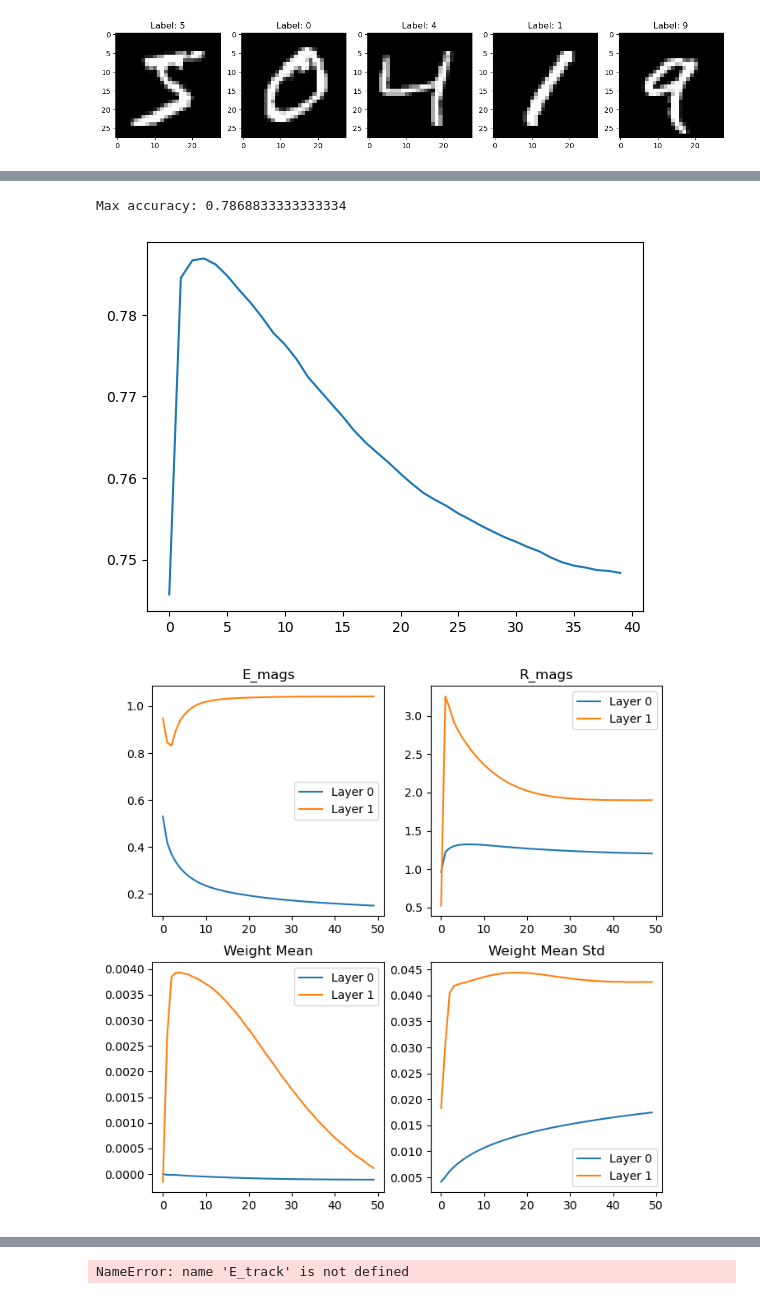
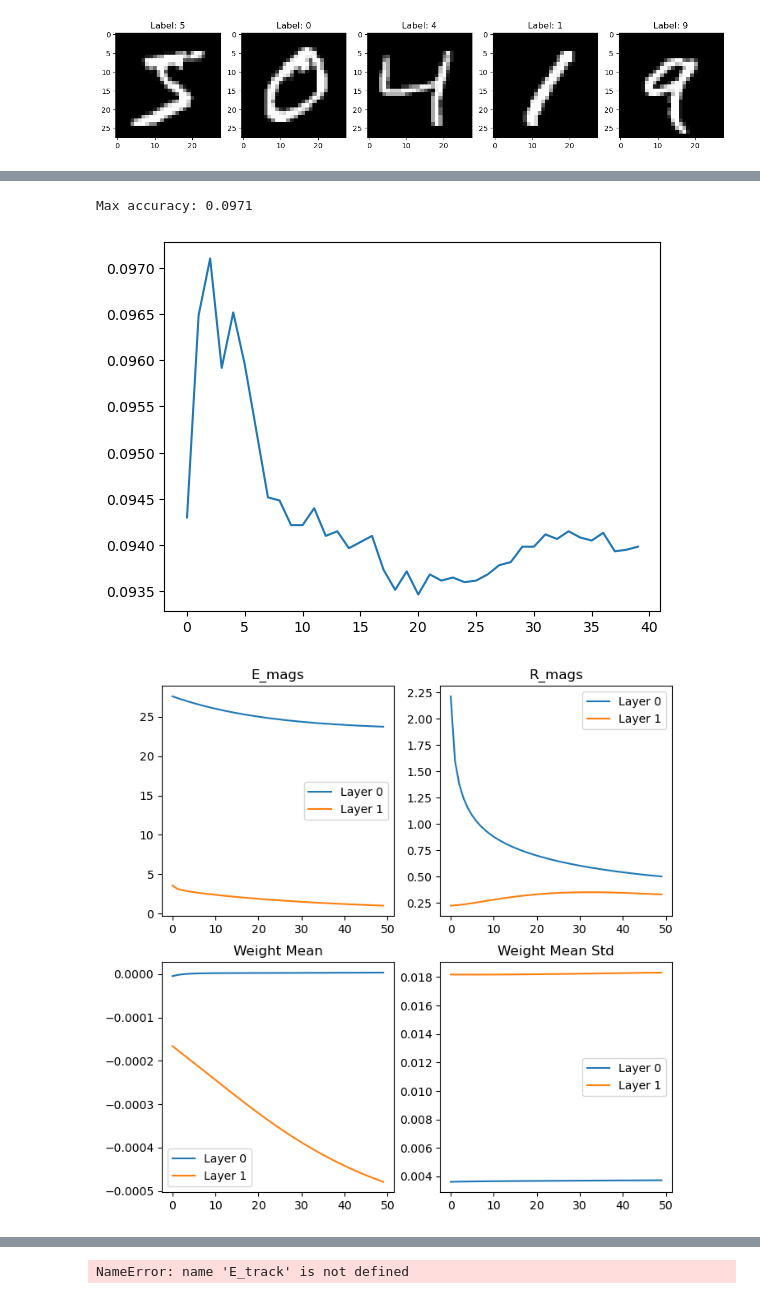
Before and after one commit to joeagriffith/ml-learning, a Jupyter notebook: Deep_Learning/Experimental/Hebbian_Learning/mnist/mnist_simple.ipynb, the cells around one changed output, grey strips where cells are left out. Cells and saved outputs as stored; diff of their text form; code cells hidden in the pictures.

```diff
--- a/Deep_Learning/Experimental/Hebbian_Learning/mnist/mnist_simple.ipynb
+++ b/Deep_Learning/Experimental/Hebbian_Learning/mnist/mnist_simple.ipynb
@@ -46,8 +46,11 @@ def step(x, E, R, Us, y=None, corr_coeff=1.0):
         R[i] = R[i] + F.linear(E[i], Us[i].weight.T, None)
         inp = R[i]
     if y is not None:
-        y_norm = y / torch.norm(y)
-        y_scaled = y_norm * torch.norm(R[-1])
+        # y_norm = y / torch.norm(y)
+        # y_scaled = y_norm * torch.norm(R[-1])
+        # R[-1] = (corr_coeff*y_scaled) + ((1-corr_coeff)*R[-1])
+        y_norm = y / torch.norm(y, dim=1, keepdim=True)
+        y_scaled = y_norm * torch.norm(R[-1], dim=1, keepdim=True)
         R[-1] = (corr_coeff*y_scaled) + ((1-corr_coeff)*R[-1])
     return E, R
 # %%
@@ -67,9 +70,9 @@ epochs_Us_stds = [[] for _ in range(len(Us))]
 
 # Hyperparameters
 lr = 0.00034
-reg_coeff = 0.2
+reg_coeff = 0.0
 corr_coeff = 1.0
-EPOCHS = 50
+EPOCHS = 10
 BATCH_SIZE = 256
 
 dataloader = torch.utils.data.DataLoader(positive_dataset, batch_size=BATCH_SIZE, shuffle=True)
@@ -114,7 +117,7 @@ for ep in range(EPOCHS):
                 with torch.no_grad():
                     for i in range(len(Us)):
                         # print(f"shapes: {E[i].T.shape}, {R[i].shape}, {Us[i].weight.shape}")
-                        Us[i].weight.grad = -(E[i].T @ R[i])/batch_size # -ve because we are performing grad descent, yet we want to increase connectivity
+                        Us[i].weight.grad = (E[i].T @ R[i])/batch_size # -ve because we are performing grad descent, yet we want to increase connectivity
                         if Us[i].bias is not None:
                             mean = x.mean(axis=0) if i == 0 else R[i-1].mean(axis=0)
                             Us[i].bias.grad = Us[i].bias - mean
@@ -137,10 +140,9 @@ for ep in range(EPOCHS):
                             Us_track[ep][i] = Us[i].weight.flatten().clone().detach()
 
         # Track batches
-        temp_e = torch.zeros(len(Us))
         for i in range(len(Us)):
-            batches_E_mags[i].append(E[i].abs().mean().item())
-            batches_R_mags[i].append(R[i].abs().mean().item())
+            batches_E_mags[i].append(E[i].norm(dim=1).mean().item())
+            batches_R_mags[i].append(R[i].norm(dim=1).mean().item())
             # batches_Us_mags[i].append(Us[i].weight.data.abs().mean().item())
             batches_Us_mags[i].append(Us[i].weight.data.mean().item())
             batches_Us_stds[i].append(Us[i].weight.data.std().item())
@@ -202,8 +204,8 @@ acc = [c/len(positive_dataset) for c in correct]
 plt.plot(acc)
 print(f"Max accuracy: {max(acc)}")
 # %% [output]
-Max accuracy: 0.7868833333333334
+Max accuracy: 0.0971
-[figure, old version]
+[figure, new version]
 # %%
 def step2(x, E, R, Us, Vs, y=None, corr_coeff=1.0):
     inp = x
@@ -288,7 +290,7 @@ for ep in range(EPOCHS):
                         Us[i].weight.grad = -(E[i].T @ R[i])/batch_size # -ve because we are performing grad descent, yet we want to increase connectivity
                         if Us[i].bias is not None:
                             Us[i].bias.grad = Us[i].bias - x.mean(axis=0) if i == 0 else Us[i].bias - R[i-1].mean(axis=0)
-                        Vs[i].weight.grad = -(R[i].T @ E[i])/batch_size # -ve because we are performing grad descent, yet we want to increase connectivity
+                        Vs[i].weight.grad = (R[i].T @ E[i])/batch_size # -ve because we are performing grad descent, yet we want to increase connectivity
 
                 reg = reg_coeff * sum([U.weight.square().mean() for U in Us]) # L2
                 # reg = reg_coeff * sum([U.weight.abs().mean() for U in Us]) # L1
@@ -321,8 +323,8 @@ for ep in range(EPOCHS):
         # Track batches
         temp_e = torch.zeros(len(Us))
         for i in range(len(Us)):
-            batches_E_mags[i].append(E[i].abs().mean().item())
-            batches_R_mags[i].append(R[i].abs().mean().item())
+            batches_E_mags[i].append(E[i].norm(dim=1).mean().item())
+            batches_R_mags[i].append(R[i].norm(dim=1).mean().item())
             # batches_Us_mags[i].append(Us[i].weight.data.abs().mean().item())
             batches_Us_mags[i].append(Us[i].weight.data.mean().item())
             batches_Us_stds[i].append(Us[i].weight.data.std().item())
@@ -333,34 +335,34 @@ for ep in range(EPOCHS):
         epochs_E_mags[i].append(torch.tensor(batches_E_mags[i]).mean().item())
         epochs_R_mags[i].append(torch.tensor(batches_R_mags[i]).mean().item())
         epochs_Us_mags[i].append(torch.tensor(batches_Us_mags[i]).mean().item())
         epochs_Us_stds[i].append(torch.tensor(batches_Us_stds[i]).mean().item())
 
 # # Plot weights
 # plt.figure(figsize=(15, 5))
 # for i in range(len(Us)):
 #     plt.subplot(1, len(Us), i+1)
 #     plt.imshow(Us[i].weight.data.cpu().numpy())
 #     plt.colorbar()
 # plt.show()
 
 # Plot
 fig, axs = plt.subplots(2,2, figsize=(8,8))
 for i in range(len(Us)):
     axs[0,0].plot(epochs_E_mags[i], label=f"Layer {i}")
     axs[0,0].set_title('E_mags')
     axs[0,0].legend()
     axs[0,1].plot(epochs_R_mags[i], label=f"Layer {i}")
     axs[0,1].set_title('R_mags')
     axs[0,1].legend()
     axs[1,0].plot(epochs_Us_mags[i], label=f"Layer {i}")
     axs[1,0].set_title('Weight Mean')
     axs[1,0].legend()
     axs[1,1].plot(epochs_Us_stds[i], label=f"Layer {i}")
     axs[1,1].set_title('Weight Mean Std')
     axs[1,1].legend()
 plt.show()
 # %% [output]
-[figure, old version]
+[figure, new version]
 # %%
 dataloader = torch.utils.data.DataLoader(positive_dataset, batch_size, shuffle=False)
 t_steps = 40
```
Also changed, not shown: parts of 4 cells of this notebook, 26 other files.
